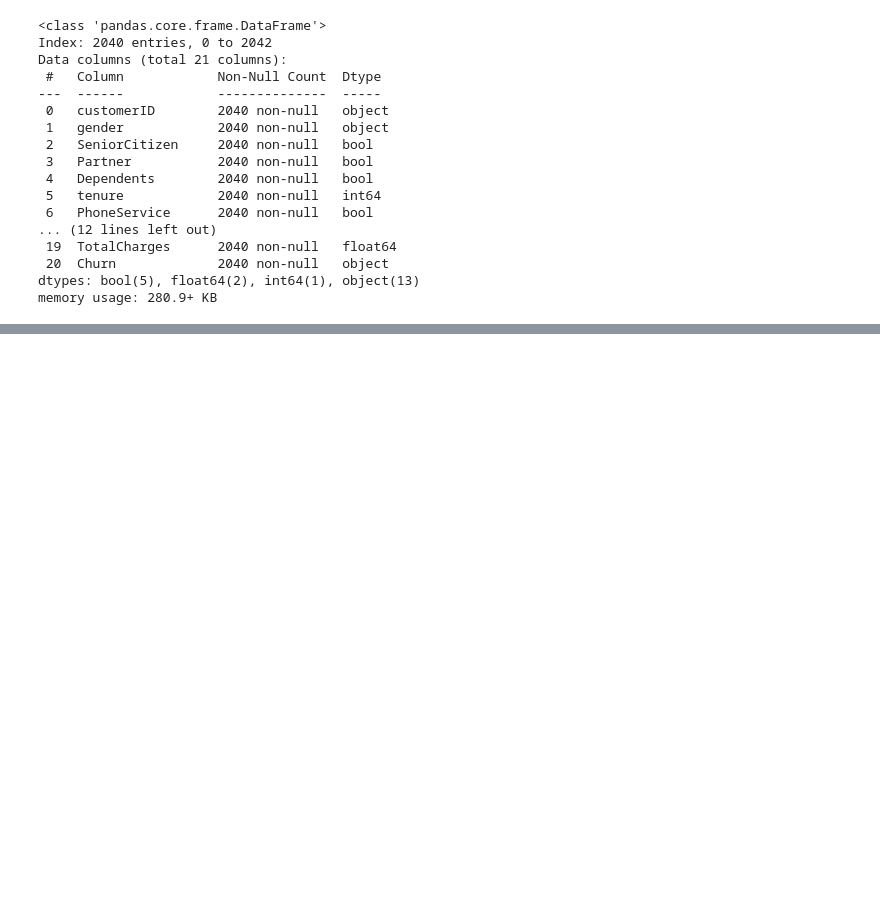
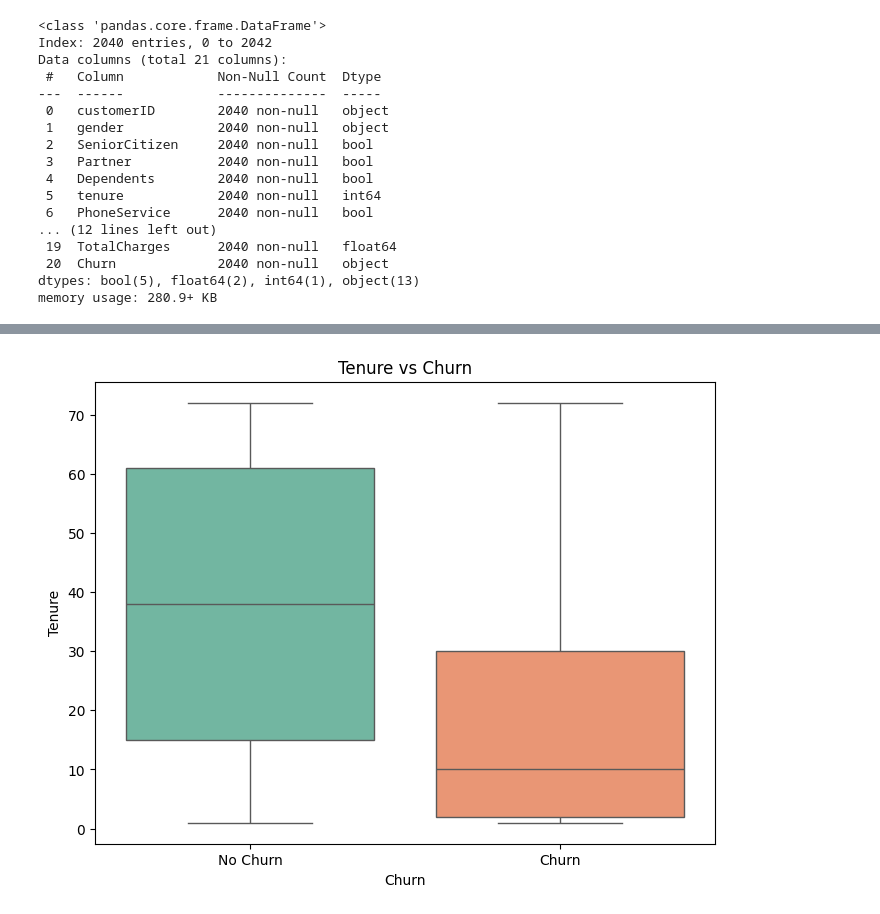
Before and after one commit to Amarquaye009/CUSTOMER-CHURN-ANALYSIS, a Jupyter notebook: Notebooks/Datasets.ipynb, the cells around one changed output, grey strips where cells are left out. Saved outputs shown, nothing was run; the diff lists cells and outputs as text; code cells hidden in the pictures; blank space fills up the shorter version.

```diff
--- a/Notebooks/Datasets.ipynb
+++ b/Notebooks/Datasets.ipynb
@@ -898,0 +1031,11 @@ memory usage: 280.9+ KB
+# %%
+# Plotting box plot for Tenure vs Churn
+plt.figure(figsize=(8, 6))
+sns.boxplot(data=main_df, x='Churn', y='Tenure_Months', palette='Set2')
+plt.title('Tenure vs Churn')
+plt.xlabel('Churn')
+plt.ylabel('Tenure')
+plt.xticks([0, 1], ['No Churn', 'Churn'])
+plt.show()
+# %% [output]
+[figure, added]
```
Also changed, not shown: parts of 16 cells of this notebook, 2 other files.
